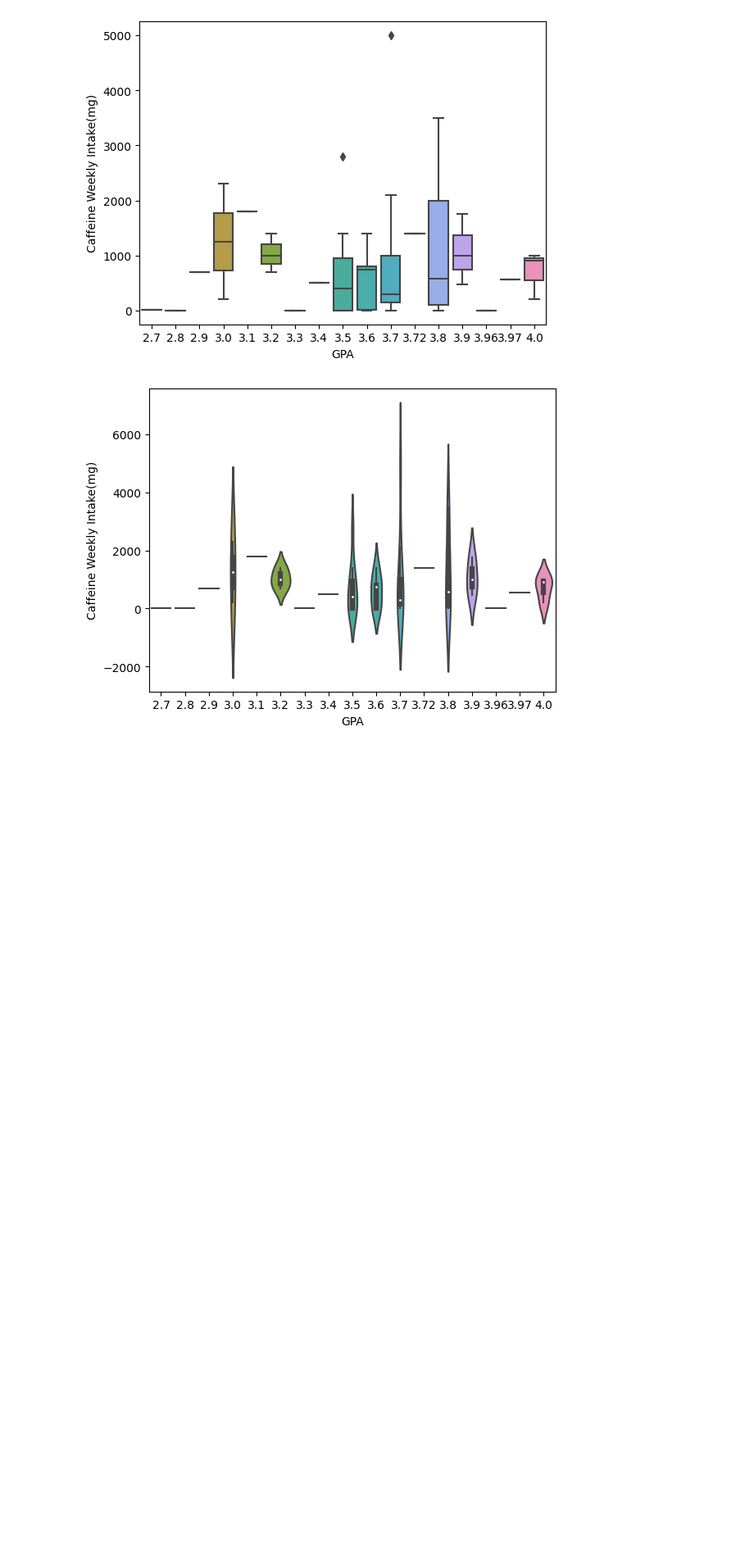
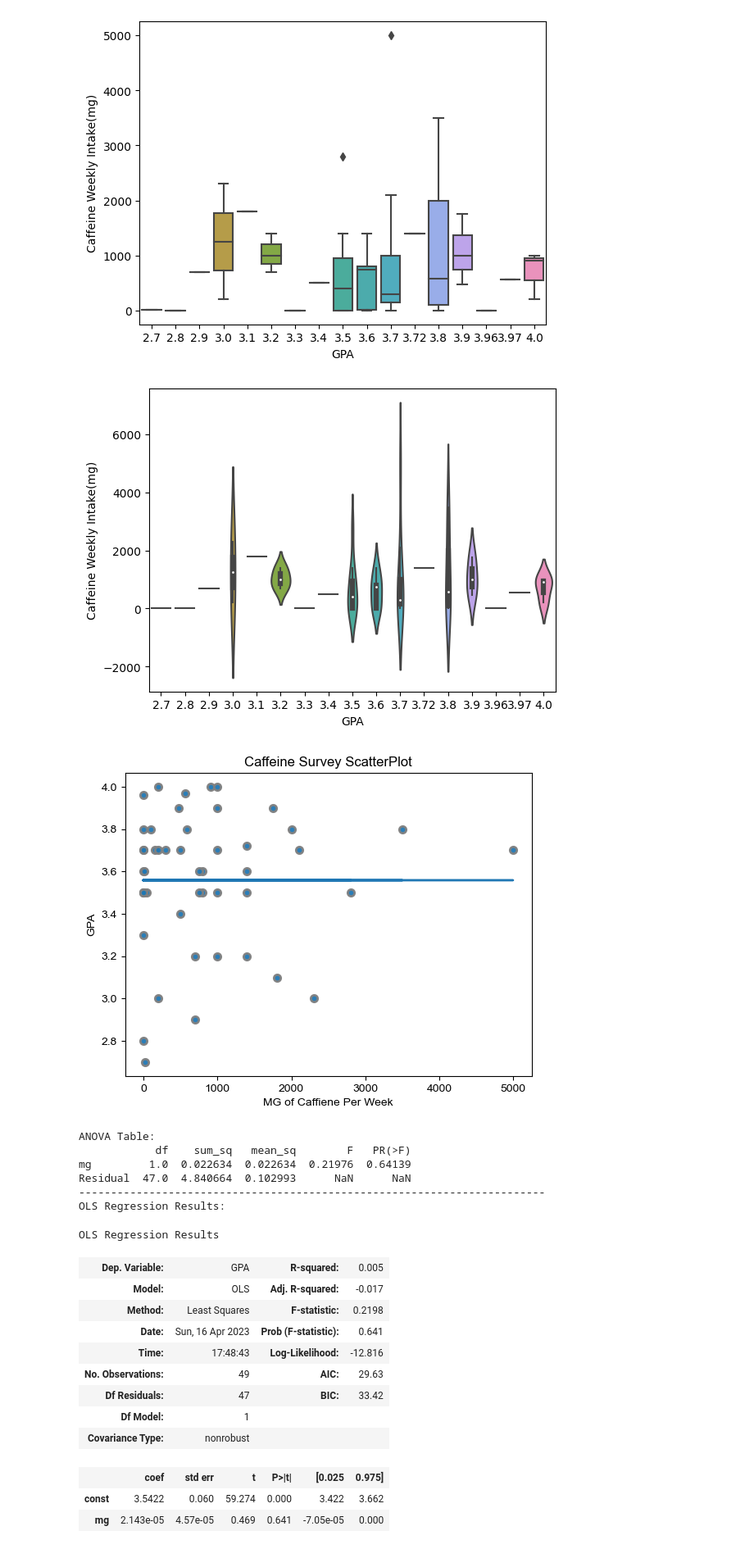
Before and after one commit to DP-baller/StatsProjectCode, a Jupyter notebook: StatsProjectCode.ipynb, the cells around one changed output. Shown: that part at 82% size. Saved outputs shown, nothing was run; the diff lists cells and outputs as text; code cells hidden in the pictures; blank space fills up the shorter version.

```diff
--- a/StatsProjectCode.ipynb
+++ b/StatsProjectCode.ipynb
@@ -49,3 +49,82 @@ plt.ylabel('Caffeine Weekly Intake(mg)')
 plt.show()
 # %% [output]
 [figure]
+# %%
+import pandas as pd
+import numpy as np
+import statsmodels.formula.api as smf
+import statsmodels.api as sm
+from statsmodels.stats.anova import AnovaRM
+import matplotlib.pyplot as plt
+import statsmodels.api as sm
+
+# reading the database
+Datas = pd.read_csv('CaffeineSurvey.csv')
+Mg=Datas['mg']
+GPA=Datas['GPA']
+Sleep=Datas['Sleep']
+Productivity=Datas['Productivity']
+Stress=Datas['Stress']
+
+# Scatter plot with day against tip
+plt.scatter(Datas['mg'], Datas['GPA'],edgecolors='Gray',linewidths=2,alpha=0.95)
+plt.style.use('seaborn')
+
+# Adding Title to the Plot
+plt.title("Caffeine Survey ScatterPlot")
+
+# Setting the X and Y labels
+plt.xlabel('MG of Caffiene Per Week')
+plt.ylabel('GPA')
+
+z=np.polyfit(Mg,GPA,0.01)
+p=np.poly1d(z)
+plt.plot(Mg,p(GPA))
+
+plt.show()
+
+my_model = smf.ols(formula='GPA ~ mg', data=Datas)
+
+# fit model to data to obtain parameter estimates
+my_model_fit = my_model.fit()
+
+# print summary of linear regression
+#print(my_model_fit.summary())
+# show anova table
+anova_table = sm.stats.anova_lm(my_model_fit, typ=1)
+print("ANOVA Table:")
+print(anova_table)
+print("-------------------------------------------------------------------------")
+
+
+
+# Adding a constant to get an intercept
+#X_train_sm = sm.add_constant(X_train)
+X_train_sm = sm.add_constant(Mg)
+# Fitting the resgression line using 'OLS'
+lr = sm.OLS(GPA, X_train_sm).fit()
+
+# Printing the parameters
+print("OLS Regression Results:")
+lr.summary()
+# %% [output]
+[figure, added]
+ANOVA Table:
+            df    sum_sq   mean_sq        F   PR(>F)
+mg         1.0  0.022634  0.022634  0.21976  0.64139
+Residual  47.0  4.840664  0.102993      NaN      NaN
+-------------------------------------------------------------------------
+OLS Regression Results:
+OLS Regression Results
+| Dep. Variable: | GPA | R-squared: | 0.005 |
+| Model: | OLS | Adj. R-squared: | -0.017 |
+| Method: | Least Squares | F-statistic: | 0.2198 |
+| Date: | Sun, 16 Apr 2023 | Prob (F-statistic): | 0.641 |
+| Time: | 17:48:43 | Log-Likelihood: | -12.816 |
+| No. Observations: | 49 | AIC: | 29.63 |
+| Df Residuals: | 47 | BIC: | 33.42 |
+| Df Model: | 1 |  |  |
+| Covariance Type: | nonrobust |  |  |
+|  | coef | std err | t | P>|t| | [0.025 | 0.975] |
+| const | 3.5422 | 0.060 | 59.274 | 0.000 | 3.422 | 3.662 |
+| mg | 2.143e-05 | 4.57e-05 | 0.469 | 0.641 | -7.05e-05 | 0.000 |
```
Also changed, not shown: parts of 2 cells of this notebook.
